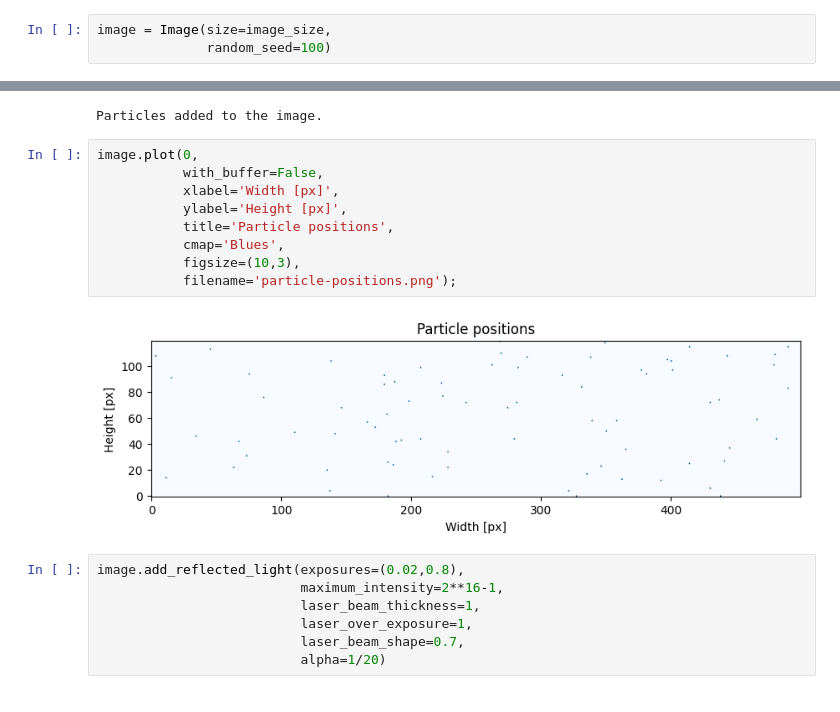
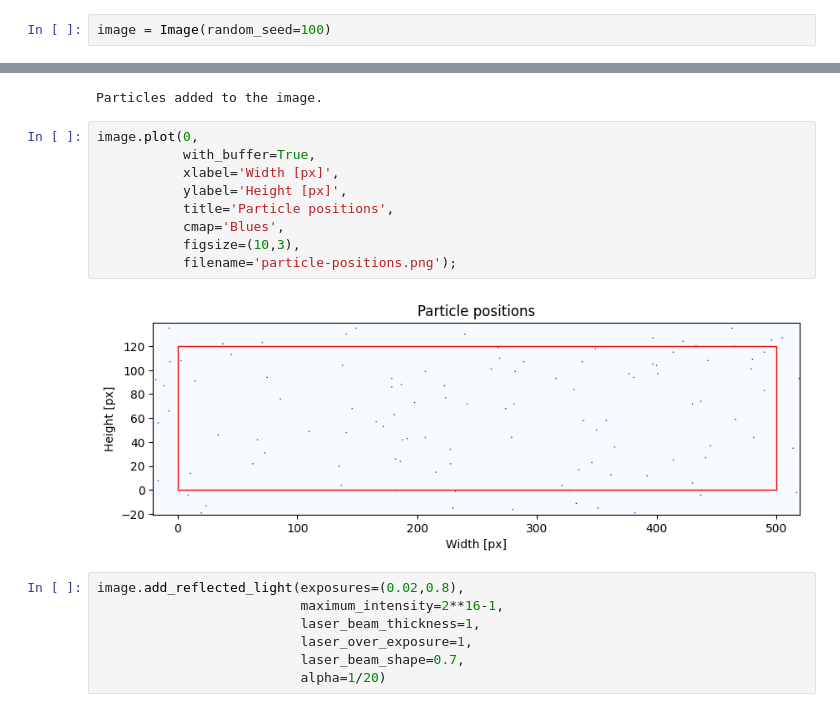
Before and after one commit to kamilazdybal/pykitPIV, a Jupyter notebook: jupyter-notebooks/debugging.ipynb, the cells around one changed output, grey strips where cells are left out. Saved outputs shown, nothing was run; the diff lists cells and outputs as text.

Commit message:
Added buffers to the flowfield

```diff
--- a/jupyter-notebooks/debugging.ipynb
+++ b/jupyter-notebooks/debugging.ipynb
@@ -34,21 +30,20 @@ particles.size_with_buffer
 # %%
-image = Image(size=image_size,
-              random_seed=100)
+image = Image(random_seed=100)
 # %%
 image.add_particles(particles)
 # %% [output]
 Particles added to the image.
 # %%
 image.plot(0,
-           with_buffer=False,
+           with_buffer=True,
            xlabel='Width [px]',
            ylabel='Height [px]',
            title='Particle positions',
            cmap='Blues',
            figsize=(10,3),
            filename='particle-positions.png');
 # %% [output]
-[figure, old version]
+[figure, new version]
 # %%
 image.add_reflected_light(exposures=(0.02,0.8),
                           maximum_intensity=2**16-1,
```
Also changed, not shown: parts of 9 cells of this notebook, 10 other files.
